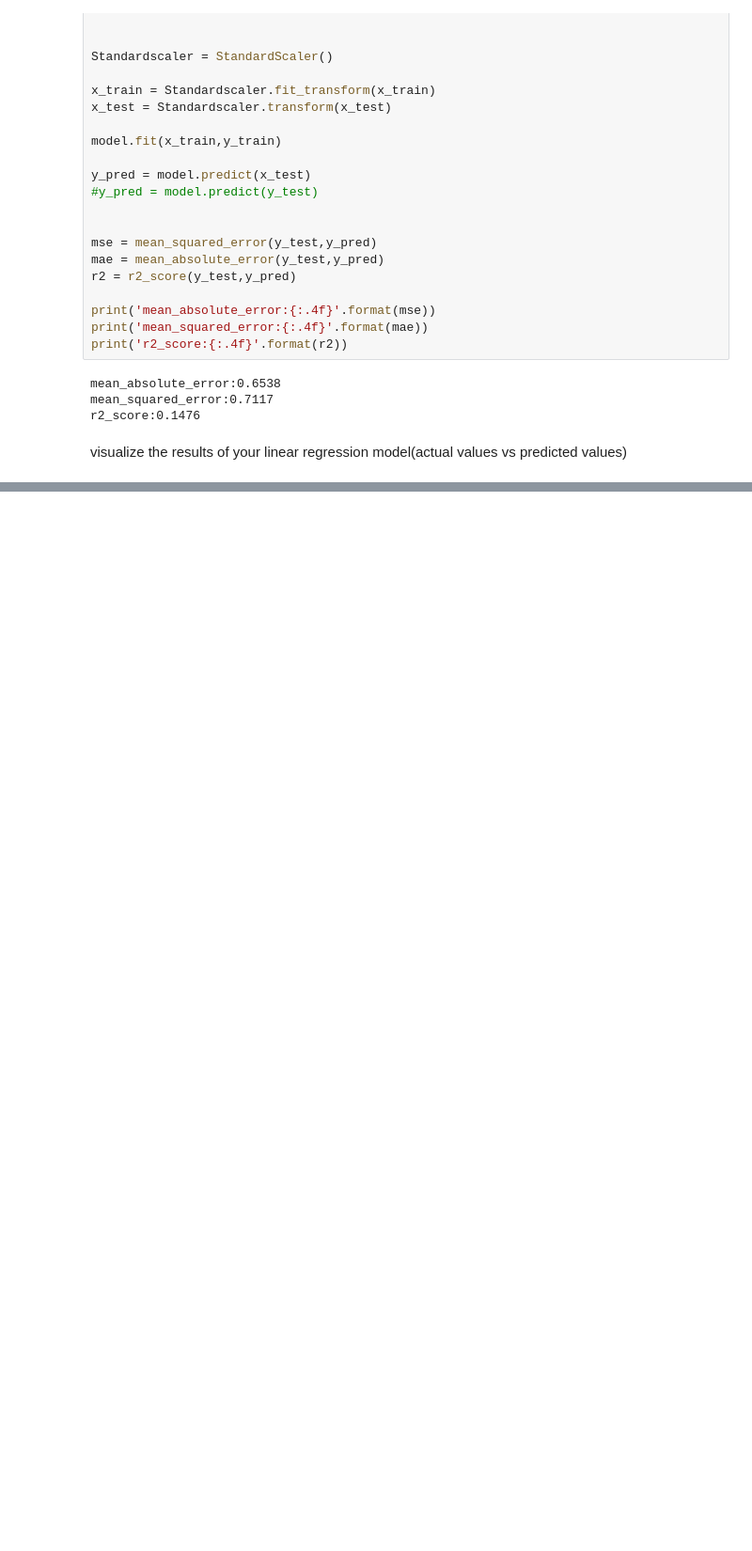
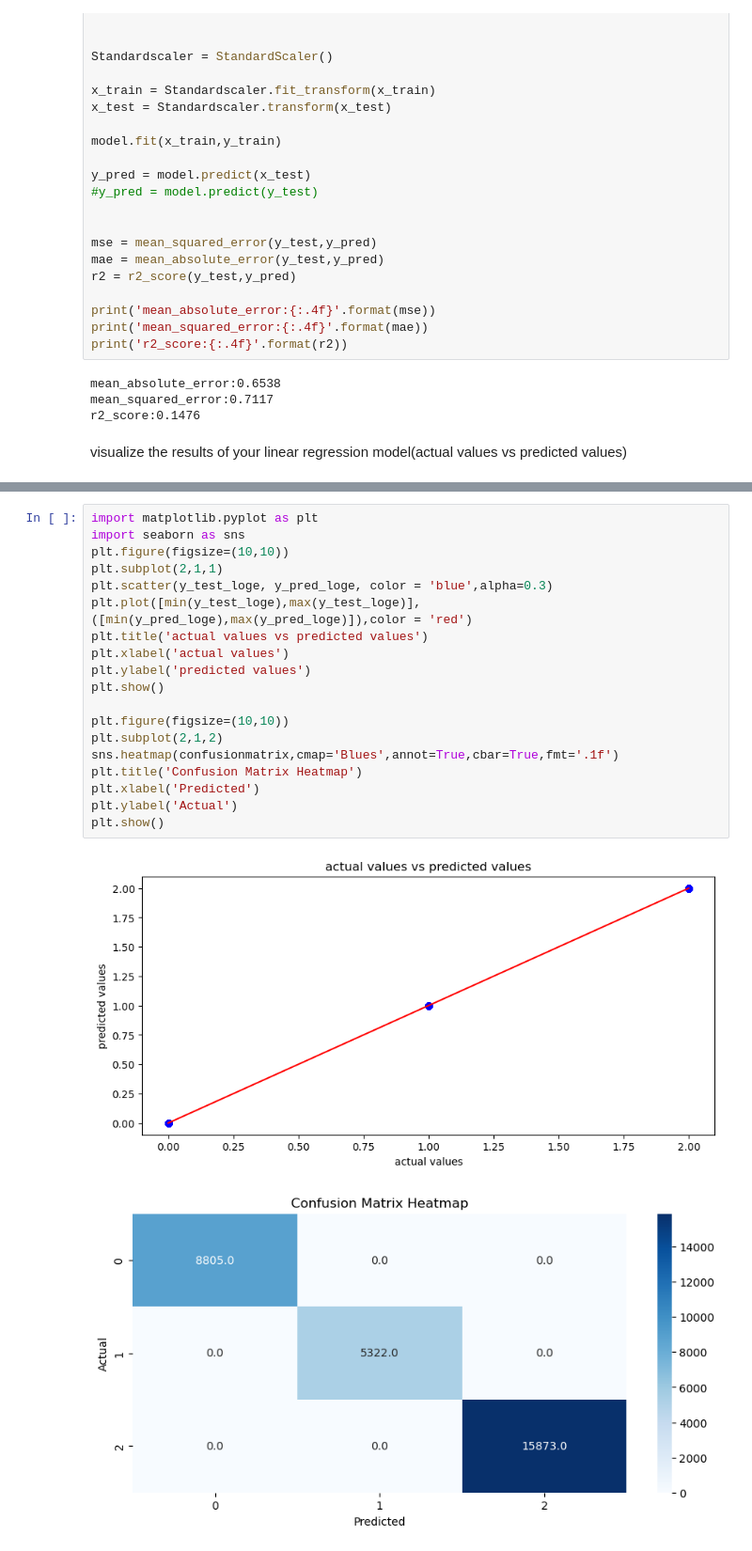
Before and after one commit to jagadabhijaswanth/Credit-Score-Classification-with-Machine-Learning, a Jupyter notebook: Credit-Score-Classification-with-Machine-Learning.ipynb, the cells around one changed output, grey strips where cells are left out. Shown: that part at 94% size. Cells and saved outputs as stored; diff of their text form; blank space fills up the shorter version.

```diff
--- a/Credit-Score-Classification-with-Machine-Learning.ipynb
+++ b/Credit-Score-Classification-with-Machine-Learning.ipynb
@@ -147,0 +235,22 @@ import matplotlib.pyplot as plt
+# %%
+import matplotlib.pyplot as plt
+import seaborn as sns
+plt.figure(figsize=(10,10))
+plt.subplot(2,1,1)
+plt.scatter(y_test_loge, y_pred_loge, color = 'blue',alpha=0.3)
+plt.plot([min(y_test_loge),max(y_test_loge)],([min(y_pred_loge),max(y_pred_loge)]),color = 'red')
+plt.title('actual values vs predicted values')
+plt.xlabel('actual values')
+plt.ylabel('predicted values')
+plt.show()
+
+plt.figure(figsize=(10,10))
+plt.subplot(2,1,2)
+sns.heatmap(confusionmatrix,cmap='Blues',annot=True,cbar=True,fmt='.1f')
+plt.title('Confusion Matrix Heatmap')
+plt.xlabel('Predicted')
+plt.ylabel('Actual')
+plt.show()
+# %% [output]
+[figure, added]
+[figure, added]
```
Also changed, not shown: parts of 4 cells of this notebook.
